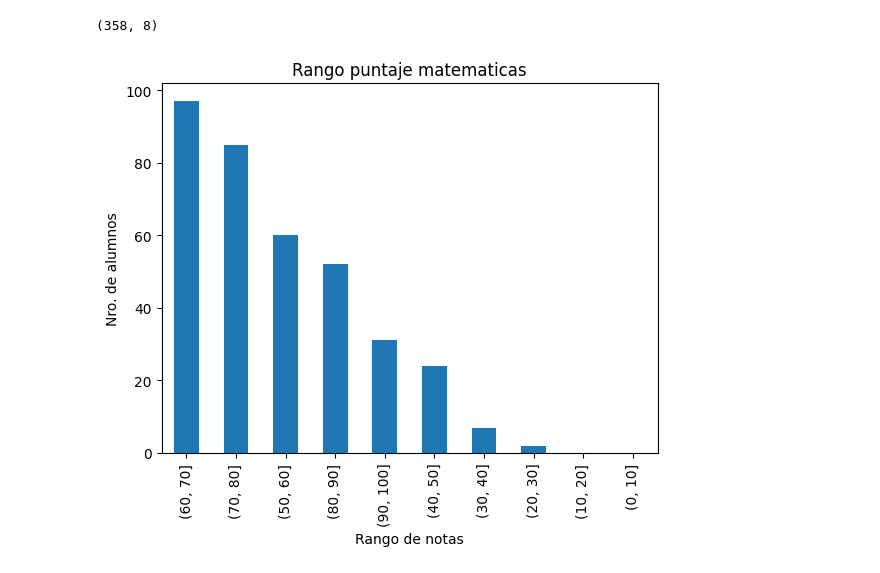
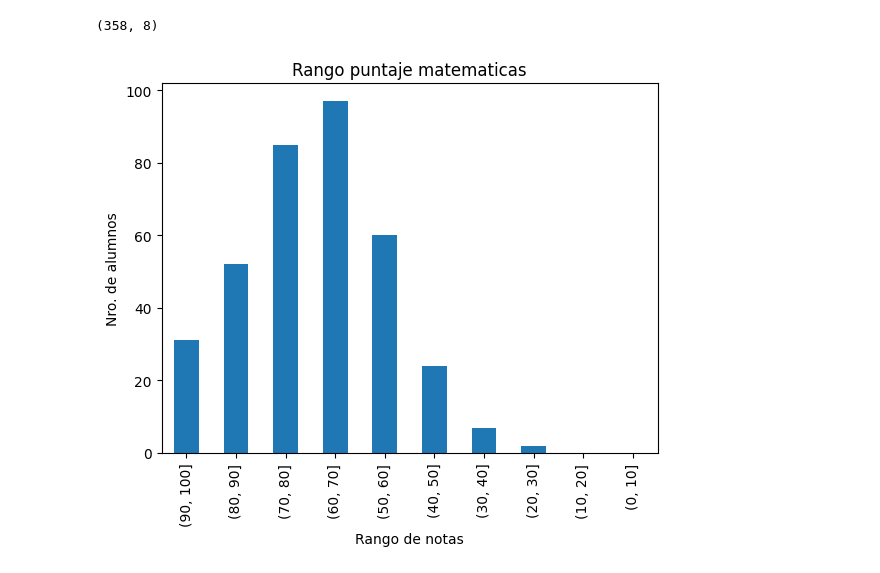
Before and after one commit to Martin1421cl/mineria_datos, a Jupyter notebook: Data_personal.ipynb, the cells around one changed output. Drawn from its saved outputs; the diff is of its cells as text; code cells hidden in the pictures.

```diff
--- a/Data_personal.ipynb
+++ b/Data_personal.ipynb
@@ -72,12 +114,12 @@ print(data_preparados.shape)
 # %%
 rango_porcentaje_math = pd.cut(data_preparados['math score'], bins=[0, 10, 20, 30, 40, 50, 60, 70, 80, 90, 100])
 # %%
-plot = pd.value_counts(rango_porcentaje_math).plot(kind='bar', title='Rango puntaje matematicas')
+plot = pd.Series(rango_porcentaje_math).value_counts().sort_index(ascending=False).plot(kind='bar', title='Rango puntaje matematicas')
 plot.set_xlabel('Rango de notas')
 plot.set_ylabel('Nro. de alumnos')
 plt.show()
 # %% [output]
-[figure, old version]
+[figure, new version]
 # %%
 rango_porcentaje_science = pd.cut(data_preparados['science score'], bins=[0, 10, 20, 30, 40, 50, 60, 70, 80, 90, 100])
 # %%
```
Also changed, not shown: parts of 10 cells of this notebook.
